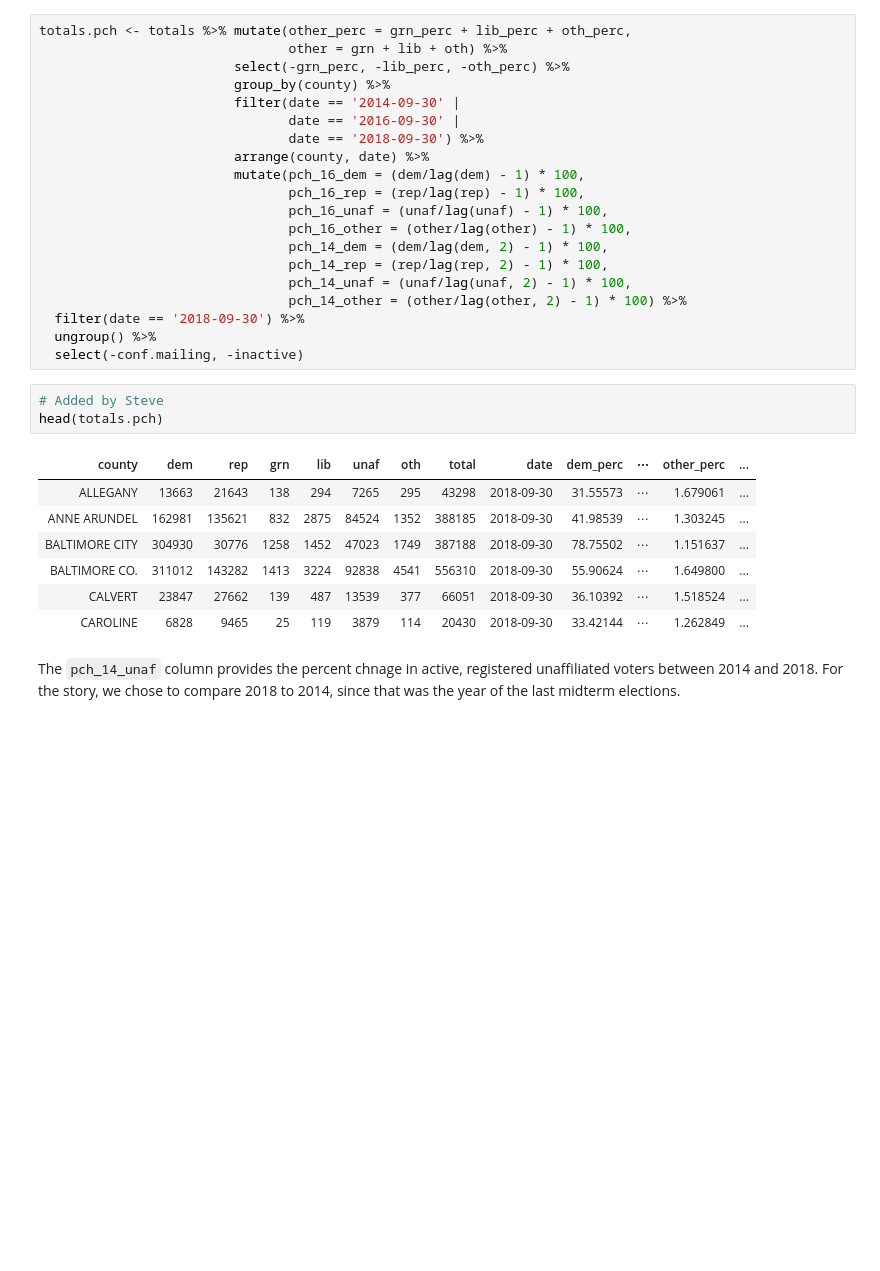
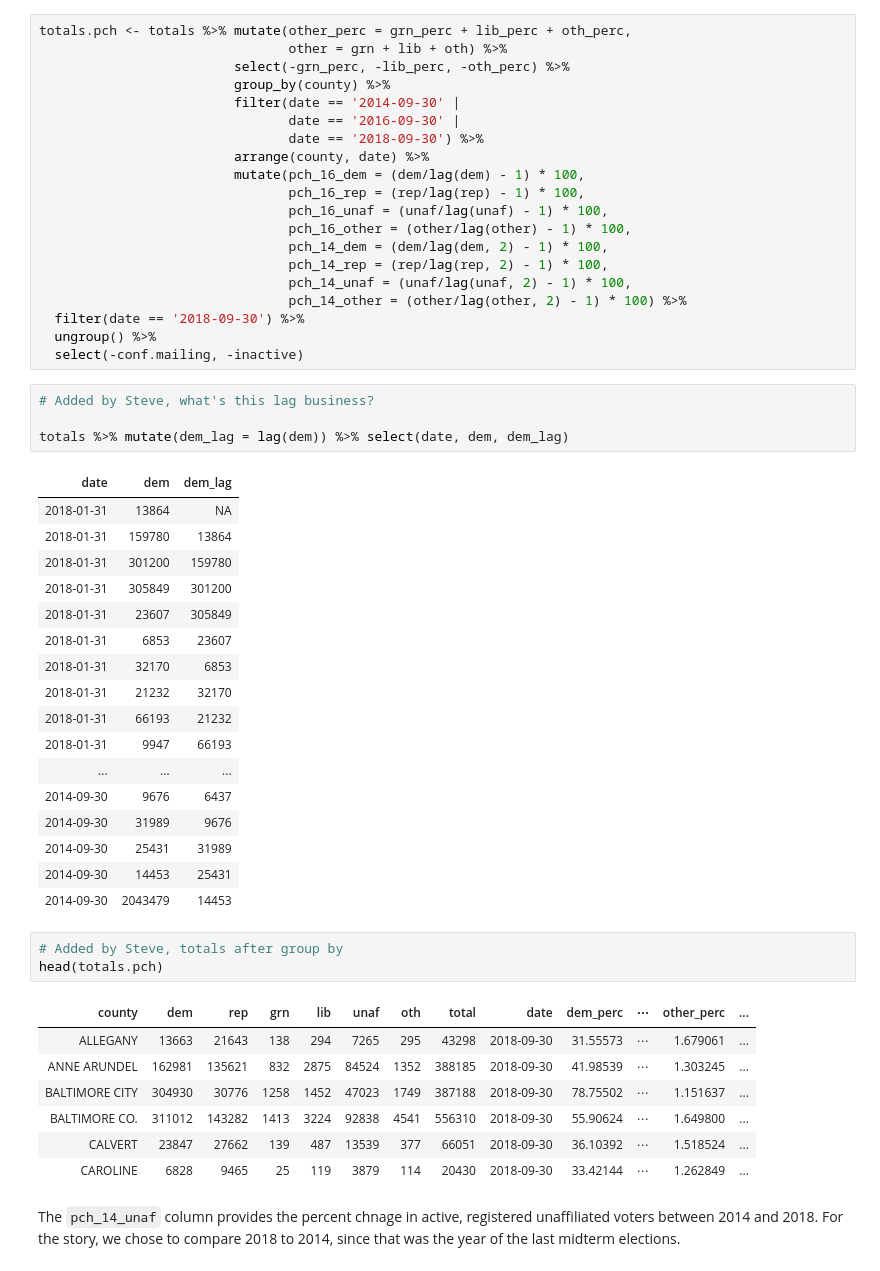
Before and after one commit to swkasica/2018-voter-registration, a Jupyter notebook: 02_analysis.ipynb, the cells around one changed output. Drawn from its saved outputs; the diff is of its cells as text; blank space fills up the shorter version.

```diff
--- a/02_analysis.ipynb
+++ b/02_analysis.ipynb
@@ -100,8 +122,30 @@ totals.pch <- totals %>% mutate(other_perc = grn_perc + lib_perc + oth_perc,
   filter(date == '2018-09-30') %>%
   ungroup() %>%
   select(-conf.mailing, -inactive)
+# %%
+# Added by Steve, what's this lag business?
+
+totals %>% mutate(dem_lag = lag(dem)) %>% select(date, dem, dem_lag)
+# %% [output]
+| date | dem | dem_lag |
+| 2018-01-31 | 13864 | NA |
+| 2018-01-31 | 159780 | 13864 |
+| 2018-01-31 | 301200 | 159780 |
+| 2018-01-31 | 305849 | 301200 |
+| 2018-01-31 | 23607 | 305849 |
+| 2018-01-31 | 6853 | 23607 |
+| 2018-01-31 | 32170 | 6853 |
+| 2018-01-31 | 21232 | 32170 |
+| 2018-01-31 | 66193 | 21232 |
+| 2018-01-31 | 9947 | 66193 |
+| ... | ... | ... |
+| 2014-09-30 | 9676 | 6437 |
+| 2014-09-30 | 31989 | 9676 |
+| 2014-09-30 | 25431 | 31989 |
+| 2014-09-30 | 14453 | 25431 |
+| 2014-09-30 | 2043479 | 14453 |
 # %%
-# Added by Steve
+# Added by Steve, totals after group by
 head(totals.pch)
 # %% [output]
 | county | dem | rep | grn | lib | unaf | oth | total | date | dem_perc | ⋯ | other_perc | ... |
```
Also changed, not shown: parts of 1 cell of this notebook, 3 other files.
